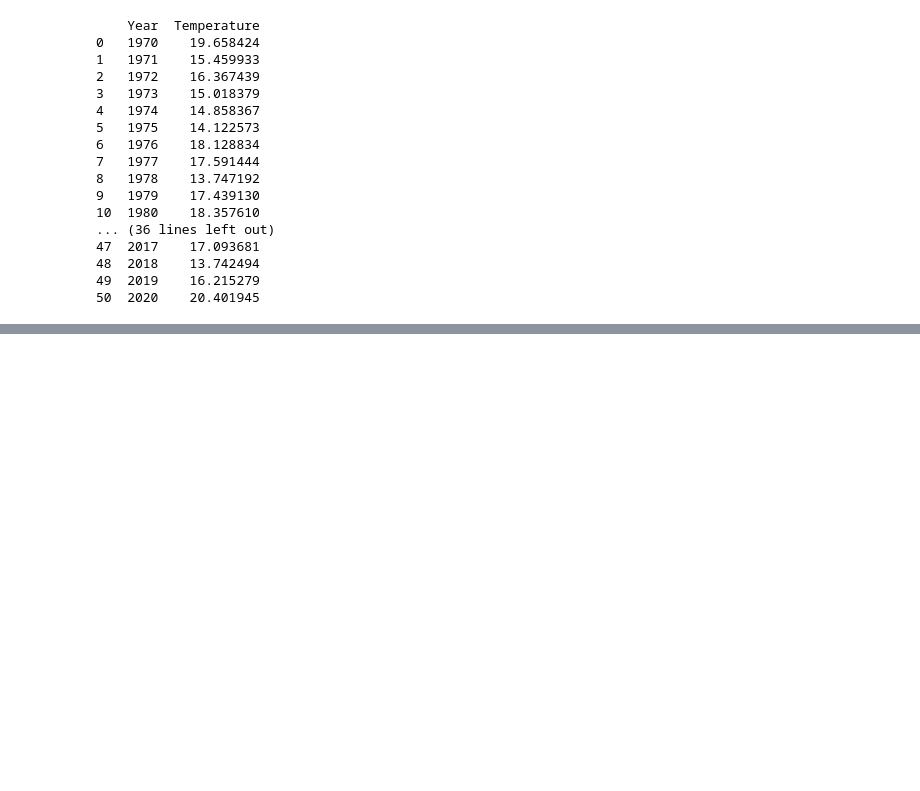
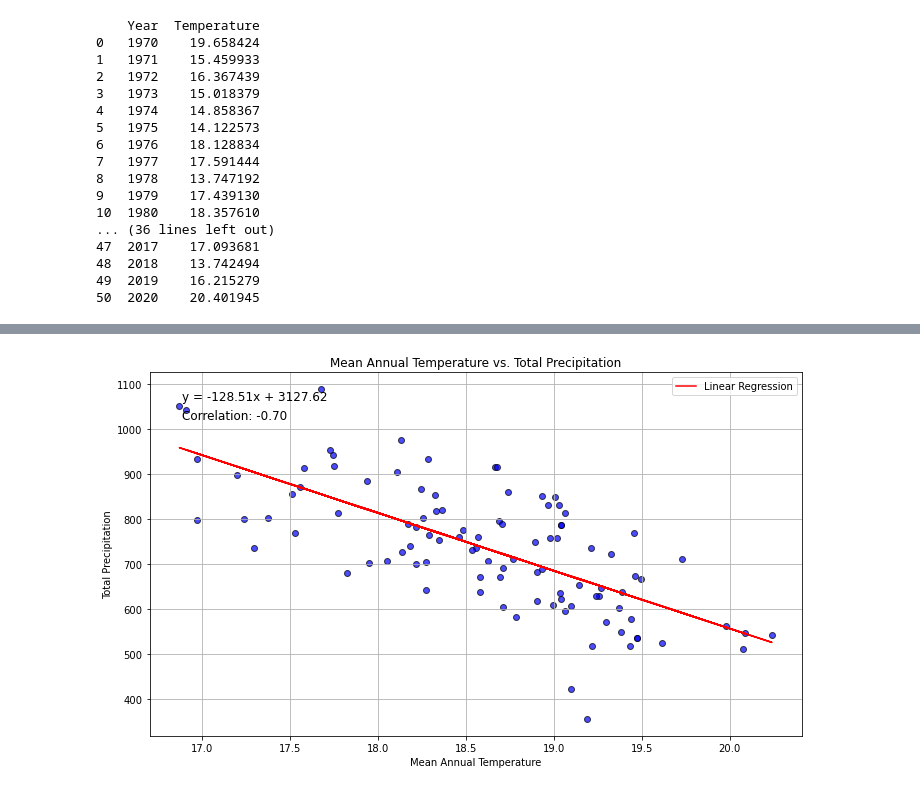
Before and after one commit to isa-ulisboa/greends-avcad-2024, a Jupyter notebook: Tristan BERTRAND/Assignement_ACVD_2.ipynb, the cells around one changed output, grey strips where cells are left out. Drawn from its saved outputs; the diff is of its cells as text; code cells hidden in the pictures; blank space fills up the shorter version.

```diff
--- a/Tristan BERTRAND/Assignement_ACVD_2.ipynb
+++ b/Tristan BERTRAND/Assignement_ACVD_2.ipynb
@@ -150,3 +200,31 @@ table4 = pd.DataFrame(np.random.multivariate_normal(means, covs, 100), columns =
+# %%
+plt.figure(figsize=(10, 6))
+plt.scatter(table4["Mean Anual Temperature"], table4["Total Precipitation"], alpha=0.7, c='b', edgecolors='k')
+plt.title("Mean Annual Temperature vs. Total Precipitation")
+plt.xlabel("Mean Annual Temperature")
+plt.ylabel("Total Precipitation")
+plt.grid(True)  # Add grid lines for better readability
+plt.tight_layout()
+
+slope, intercept, r_value, p_value, std_err = linregress(table4["Mean Anual Temperature"], table4["Total Precipitation"])
+
+# Add regression line
+plt.plot(table4["Mean Anual Temperature"], slope * table4["Mean Anual Temperature"] + intercept, color='r', label='Linear Regression')
+
+# Add equation and correlation value to the plot
+equation = f'y = {slope:.2f}x + {intercept:.2f}'
+correlation_value = f'Correlation: {r_value:.2f}'
+plt.text(0.05, 0.95, equation, transform=plt.gca().transAxes, fontsize=12, verticalalignment='top')
+plt.text(0.05, 0.90, correlation_value, transform=plt.gca().transAxes, fontsize=12, verticalalignment='top')
+
+plt.legend()
+plt.tight_layout()
+
+
+
+plt.show()
+# %% [output]
+[figure, added]
 # %%
 # Simulate table5
 col1 = pd.Series(list(range(1900,2010,10))).repeat(8)
```
Also changed, not shown: parts of 11 cells of this notebook.
